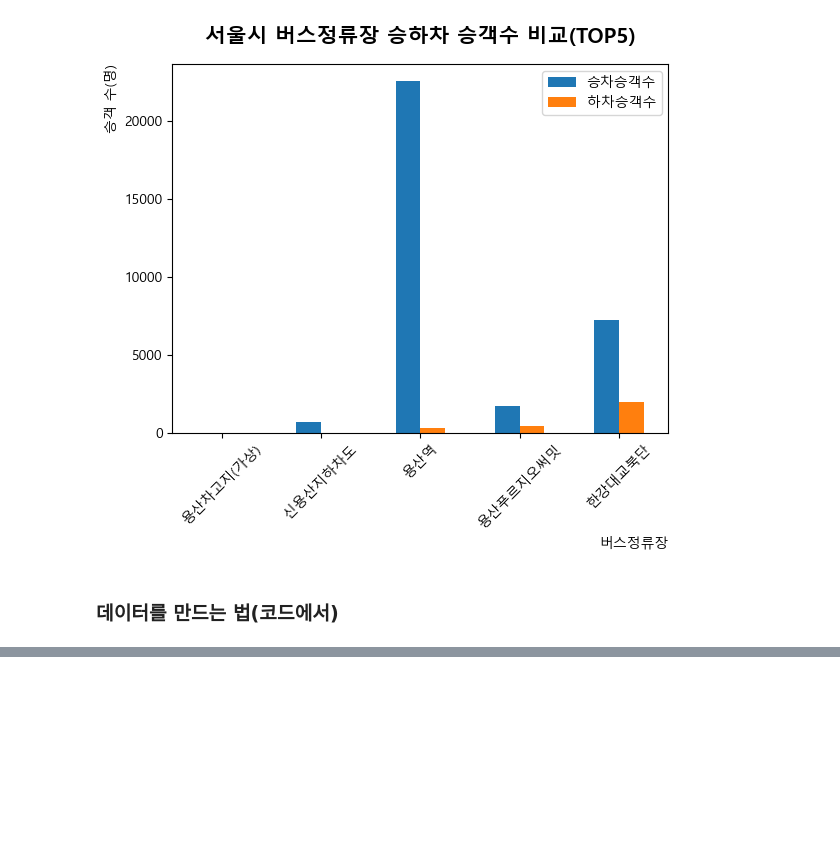
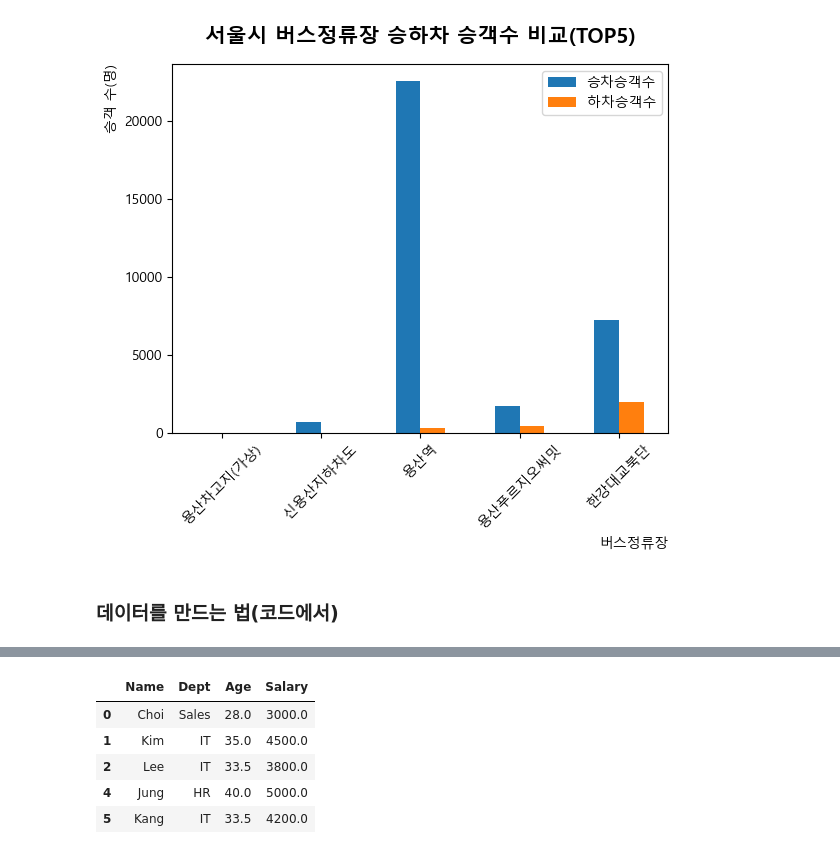
Before and after one commit to hslcrb/kw-competition-practice, a Jupyter notebook: 20260704-토요실습1.ipynb, the cells around one changed output, grey strips where cells are left out. Saved outputs shown, nothing was run; the diff lists cells and outputs as text; code cells hidden in the pictures; blank space fills up the shorter version.

```diff
--- a/20260704-토요실습1.ipynb
+++ b/20260704-토요실습1.ipynb
@@ -284,0 +307,10 @@ df.loc[df['Dept']=='IT',['Name','Salary']]        # Dept 이름이 IT이면 Name
+# %%
+df_cleaned=df.dropna(subset=['Salary'])           # Nan을 drop한다. 즉 지운다. 그리고 그것을 df_cleaned 변수에 저장한다.
+df_cleaned                                        # 그리고 df_cleanded 변수를 출력한다.
+# %% [output]
+|  | Name | Dept | Age | Salary |
+| 0 | Choi | Sales | 28.0 | 3000.0 |
+| 1 | Kim | IT | 35.0 | 4500.0 |
+| 2 | Lee | IT | 33.5 | 3800.0 |
+| 4 | Jung | HR | 40.0 | 5000.0 |
+| 5 | Kang | IT | 33.5 | 4200.0 |
```
Also changed, not shown: parts of 11 cells of this notebook.
